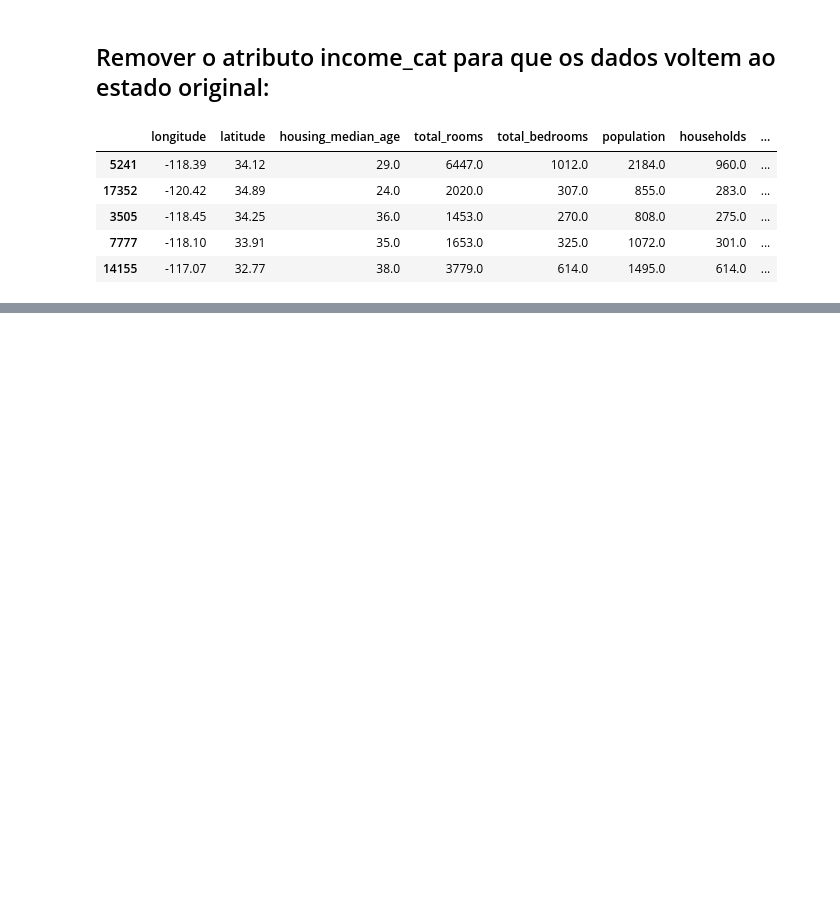
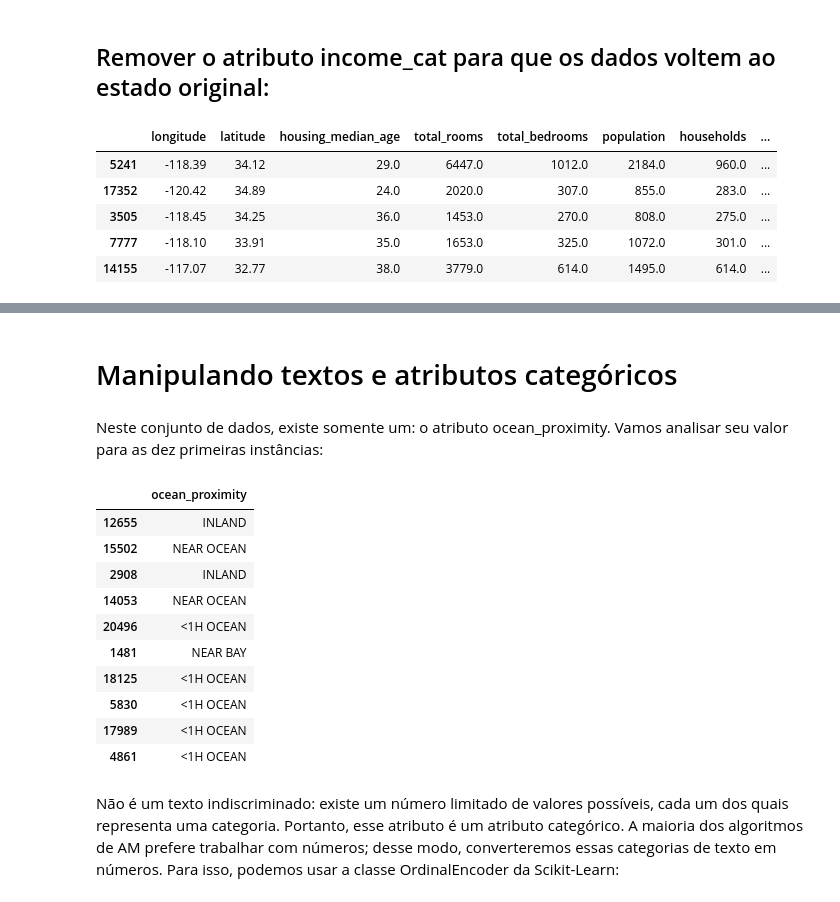
Before and after one commit to maiconcentner/machine_learning, a Jupyter notebook: am_precos_imobiliarios/projeto1.ipynb, the cells around one changed output, grey strips where cells are left out. Drawn from its saved outputs; the diff is of its cells as text; code cells hidden in the pictures; blank space fills up the shorter version.

Commit message:
Preparação dos dados para os Algoritmos de Aprendizado de Máquina

```diff
--- a/am_precos_imobiliarios/projeto1.ipynb
+++ b/am_precos_imobiliarios/projeto1.ipynb
@@ -456,0 +463,3 @@ O atributo novo bedrooms_per_room está mais correlacionado com o valor médio d
+# %%
+housing = strat_train_set.drop("median_house_value", axis=1) # caracteristicas
+housing_labels = strat_train_set["median_house_value"].copy() # rotulos
@@ -456,0 +479,3 @@ O atributo novo bedrooms_per_room está mais correlacionado com o valor médio d
+# %%
+median = housing["total_bedrooms"].median() # opcao 3
+housing["total_bedrooms"].fillna(median, inplace=True)
@@ -456,0 +543,21 @@ O atributo novo bedrooms_per_room está mais correlacionado com o valor médio d
+# %% [markdown]
+# Manipulando textos e atributos categóricos
+# %% [markdown]
+Neste conjunto de dados, existe somente um: o atributo ocean_proximity. Vamos analisar seu valor para as dez primeiras instâncias:
+# %%
+housing_cat = housing[["ocean_proximity"]]
+housing_cat.head(10)
+# %% [output]
+|  | ocean_proximity |
+| 12655 | INLAND |
+| 15502 | NEAR OCEAN |
+| 2908 | INLAND |
+| 14053 | NEAR OCEAN |
+| 20496 | <1H OCEAN |
+| 1481 | NEAR BAY |
+| 18125 | <1H OCEAN |
+| 5830 | <1H OCEAN |
+| 17989 | <1H OCEAN |
+| 4861 | <1H OCEAN |
+# %% [markdown]
+Não é um texto indiscriminado: existe um número limitado de valores possíveis, cada um dos quais representa uma categoria. Portanto, esse atributo é um atributo categórico. A maioria dos algoritmos de AM prefere trabalhar com números; desse modo, converteremos essas categorias de texto em números. Para isso, podemos usar a classe OrdinalEncoder da Scikit-Learn:
```
Also changed, not shown: parts of 131 cells of this notebook.
